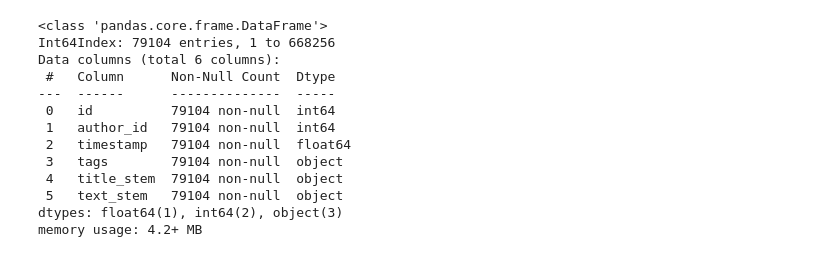
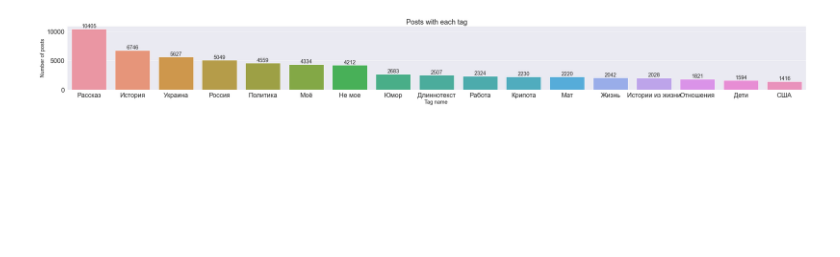
Before and after one commit to alexy247/pikabu-classification, a Jupyter notebook: prepare/prepare.ipynb, the cells around one changed output. Cells and saved outputs as stored; diff of their text form; code cells hidden in the pictures; blank space fills up the shorter version.

```diff
--- a/prepare/prepare.ipynb
+++ b/prepare/prepare.ipynb
@@ -114,16 +83,0 @@ df_final = df_prepare[["id", "author_id", "timestamp", "tags", "title_stem", "te
-# %%
-df_final.info()
-# %% [output]
-<class 'pandas.core.frame.DataFrame'>
-Int64Index: 79104 entries, 1 to 668256
-Data columns (total 6 columns):
- #   Column      Non-Null Count  Dtype
----  ------      --------------  -----
- 0   id          79104 non-null  int64
- 1   author_id   79104 non-null  int64
- 2   timestamp   79104 non-null  float64
- 3   tags        79104 non-null  object
- 4   title_stem  79104 non-null  object
- 5   text_stem   79104 non-null  object
-dtypes: float64(1), int64(2), object(3)
-memory usage: 4.2+ MB
@@ -129,0 +87,17 @@ memory usage: 4.2+ MB
+# %%
+categories = list(df.columns.values)[2:]
+sns.set(font_scale = 2)
+plt.figure(figsize=(45,4))
+ax= sns.barplot(categories, df.iloc[:,2:].sum().values)
+plt.title("Posts with each tag", fontsize=24)
+plt.ylabel('Number of posts', fontsize=18)
+plt.xlabel('Tag name ', fontsize=18)
+
+rects = ax.patches
+labels = df.iloc[:,2:].sum().values
+for rect, label in zip(rects, labels):
+    height = rect.get_height()
+    ax.text(rect.get_x() + rect.get_width()/2, height + 5, label, ha='center', va='bottom', fontsize=18)
+plt.show()
+# %% [output]
+[figure, added]
```
Also changed, not shown: parts of 26 cells of this notebook, 3 other files.
